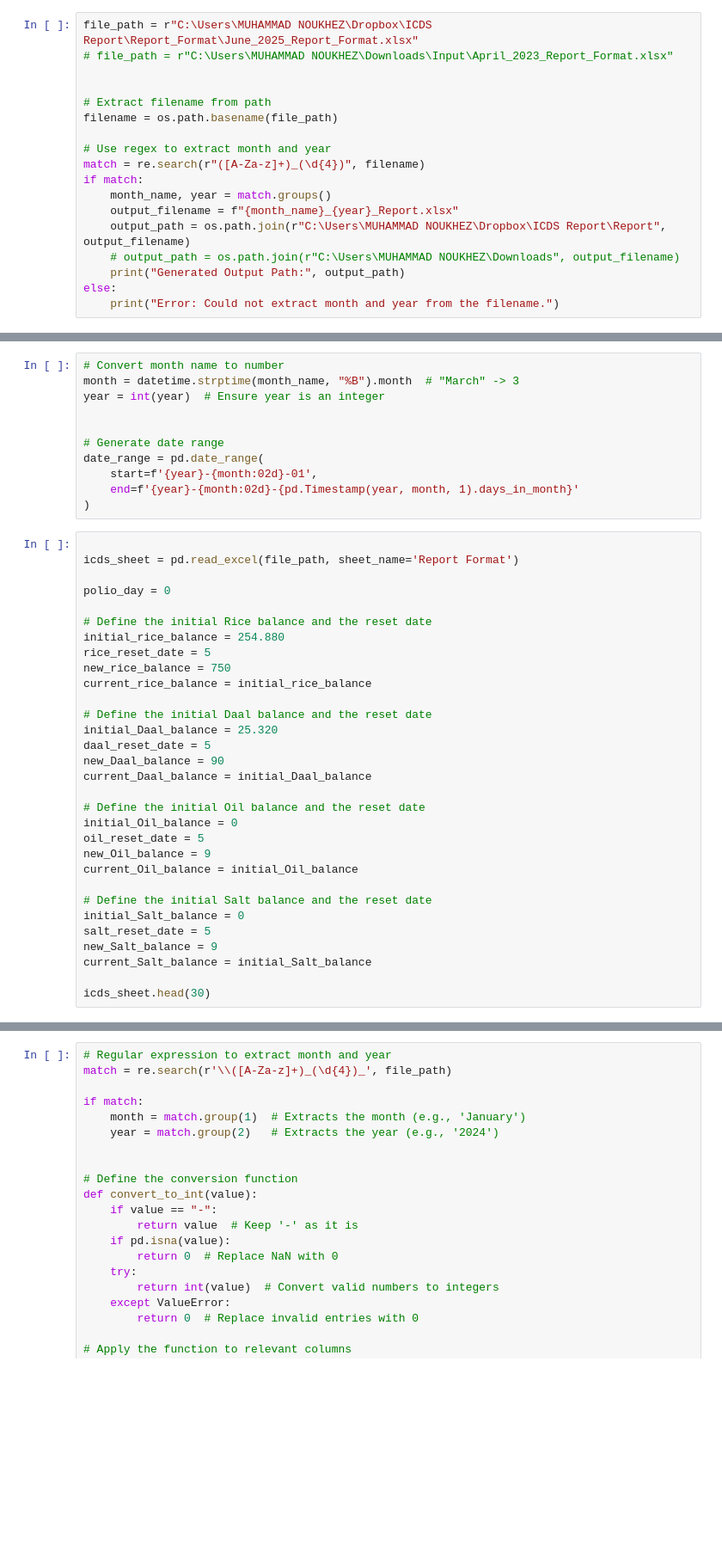
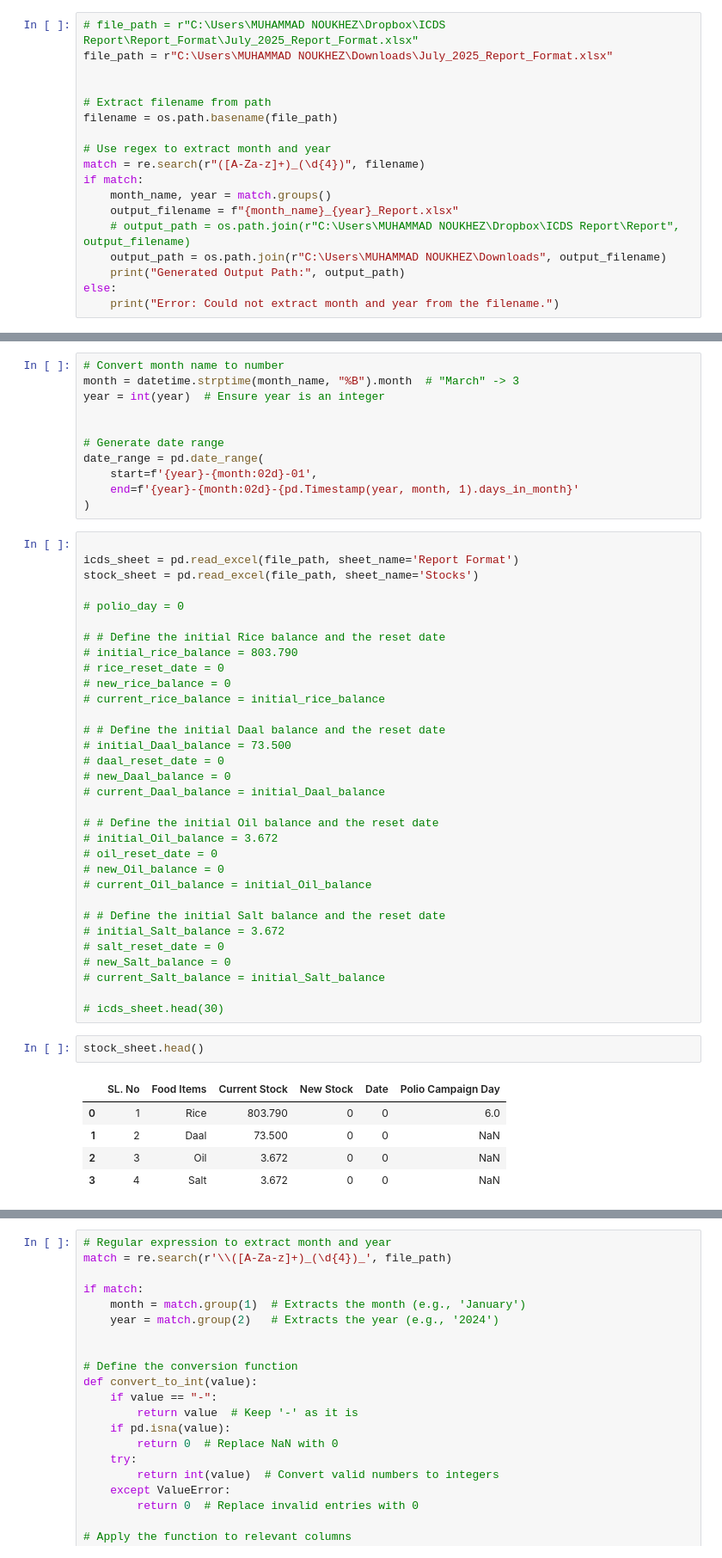
Before and after one commit to mnoukhej/ICDS, a Jupyter notebook: Report_Generator.ipynb, the cells around one changed output, grey strips where cells are left out. Shown at 86% size. Cells and saved outputs as stored; diff of their text form; blank space fills up the shorter version.

```diff
--- a/Report_Generator.ipynb
+++ b/Report_Generator.ipynb
@@ -14,8 +16,8 @@ from datetime import datetime
 
 from holiday_list import holidays
 # %%
-file_path = r"C:\Users\MUHAMMAD NOUKHEZ\Dropbox\ICDS Report\Report_Format\June_2025_Report_Format.xlsx"
-# file_path = r"C:\Users\MUHAMMAD NOUKHEZ\Downloads\Input\April_2023_Report_Format.xlsx"
+# file_path = r"C:\Users\MUHAMMAD NOUKHEZ\Dropbox\ICDS Report\Report_Format\July_2025_Report_Format.xlsx"
+file_path = r"C:\Users\MUHAMMAD NOUKHEZ\Downloads\July_2025_Report_Format.xlsx"
 
 
 # Extract filename from path
@@ -26,8 +28,8 @@ match = re.search(r"([A-Za-z]+)_(\d{4})", filename)
 if match:
     month_name, year = match.groups()
     output_filename = f"{month_name}_{year}_Report.xlsx"
-    output_path = os.path.join(r"C:\Users\MUHAMMAD NOUKHEZ\Dropbox\ICDS Report\Report", output_filename)
-    # output_path = os.path.join(r"C:\Users\MUHAMMAD NOUKHEZ\Downloads", output_filename)
+    # output_path = os.path.join(r"C:\Users\MUHAMMAD NOUKHEZ\Dropbox\ICDS Report\Report", output_filename)
+    output_path = os.path.join(r"C:\Users\MUHAMMAD NOUKHEZ\Downloads", output_filename)
     print("Generated Output Path:", output_path)
 else:
     print("Error: Could not extract month and year from the filename.")
@@ -45,31 +49,40 @@ date_range = pd.date_range(
 # %%
 
 icds_sheet = pd.read_excel(file_path, sheet_name='Report Format')
+stock_sheet = pd.read_excel(file_path, sheet_name='Stocks')
 
-polio_day = 0
+# polio_day = 0
 
-# Define the initial Rice balance and the reset date
-initial_rice_balance = 254.880
-rice_reset_date = 5
-new_rice_balance = 750
-current_rice_balance = initial_rice_balance
+# # Define the initial Rice balance and the reset date
+# initial_rice_balance = 803.790
+# rice_reset_date = 0
+# new_rice_balance = 0
+# current_rice_balance = initial_rice_balance
 
-# Define the initial Daal balance and the reset date
-initial_Daal_balance = 25.320
-daal_reset_date = 5
-new_Daal_balance = 90
-current_Daal_balance = initial_Daal_balance
+# # Define the initial Daal balance and the reset date
+# initial_Daal_balance = 73.500
+# daal_reset_date = 0
+# new_Daal_balance = 0
+# current_Daal_balance = initial_Daal_balance
 
-# Define the initial Oil balance and the reset date
-initial_Oil_balance = 0
-oil_reset_date = 5
-new_Oil_balance = 9
-current_Oil_balance = initial_Oil_balance
+# # Define the initial Oil balance and the reset date
+# initial_Oil_balance = 3.672
+# oil_reset_date = 0
+# new_Oil_balance = 0
+# current_Oil_balance = initial_Oil_balance
 
-# Define the initial Salt balance and the reset date
-initial_Salt_balance = 0
-salt_reset_date = 5
-new_Salt_balance = 9
-current_Salt_balance = initial_Salt_balance
+# # Define the initial Salt balance and the reset date
+# initial_Salt_balance = 3.672
+# salt_reset_date = 0
+# new_Salt_balance = 0
+# current_Salt_balance = initial_Salt_balance
 
-icds_sheet.head(30)
+# icds_sheet.head(30)
+# %%
+stock_sheet.head()
+# %% [output]
+|  | SL. No | Food Items | Current Stock | New Stock | Date | Polio Campaign Day |
+| 0 | 1 | Rice | 803.790 | 0 | 0 | 6.0 |
+| 1 | 2 | Daal | 73.500 | 0 | 0 | NaN |
+| 2 | 3 | Oil | 3.672 | 0 | 0 | NaN |
+| 3 | 4 | Salt | 3.672 | 0 | 0 | NaN |
```
Also changed, not shown: parts of 6 cells of this notebook, 5 other files.
